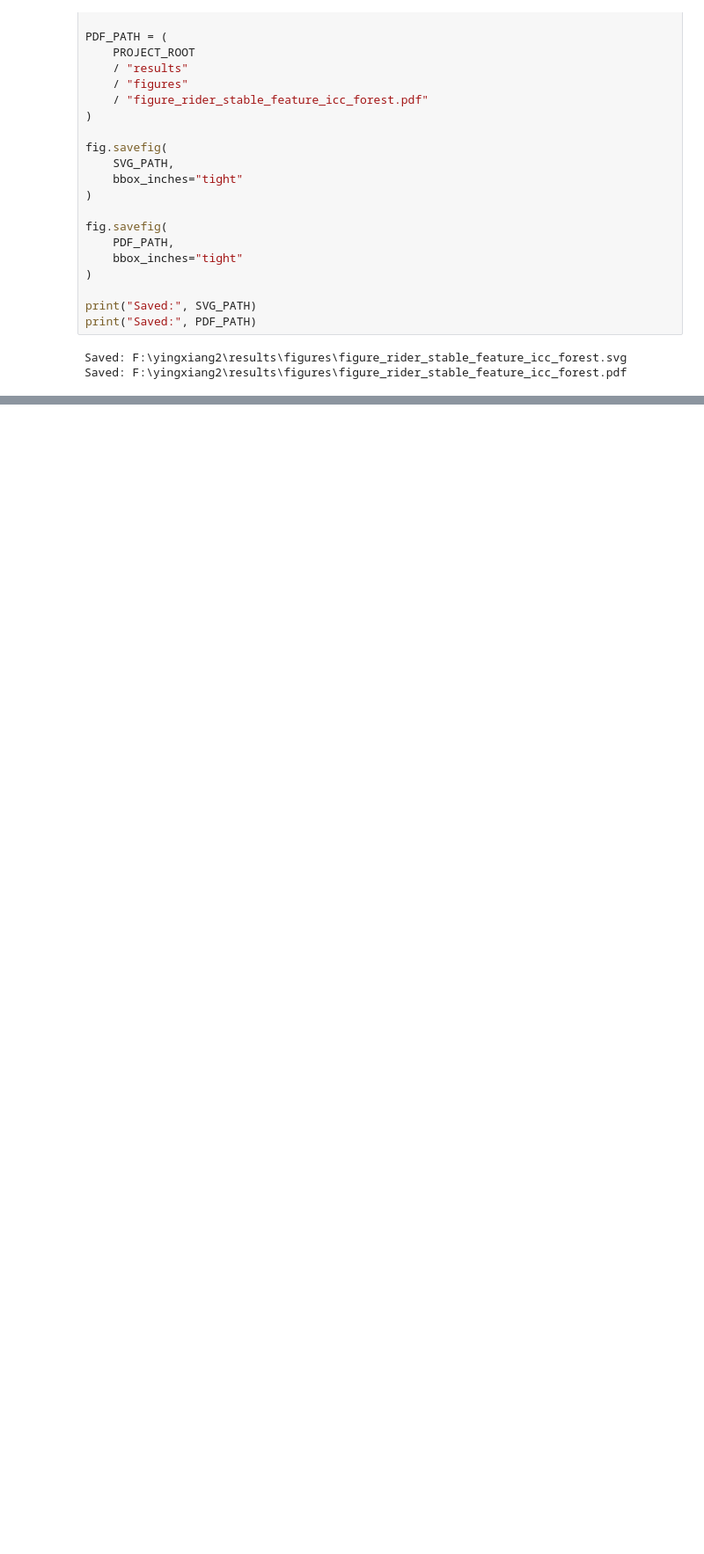
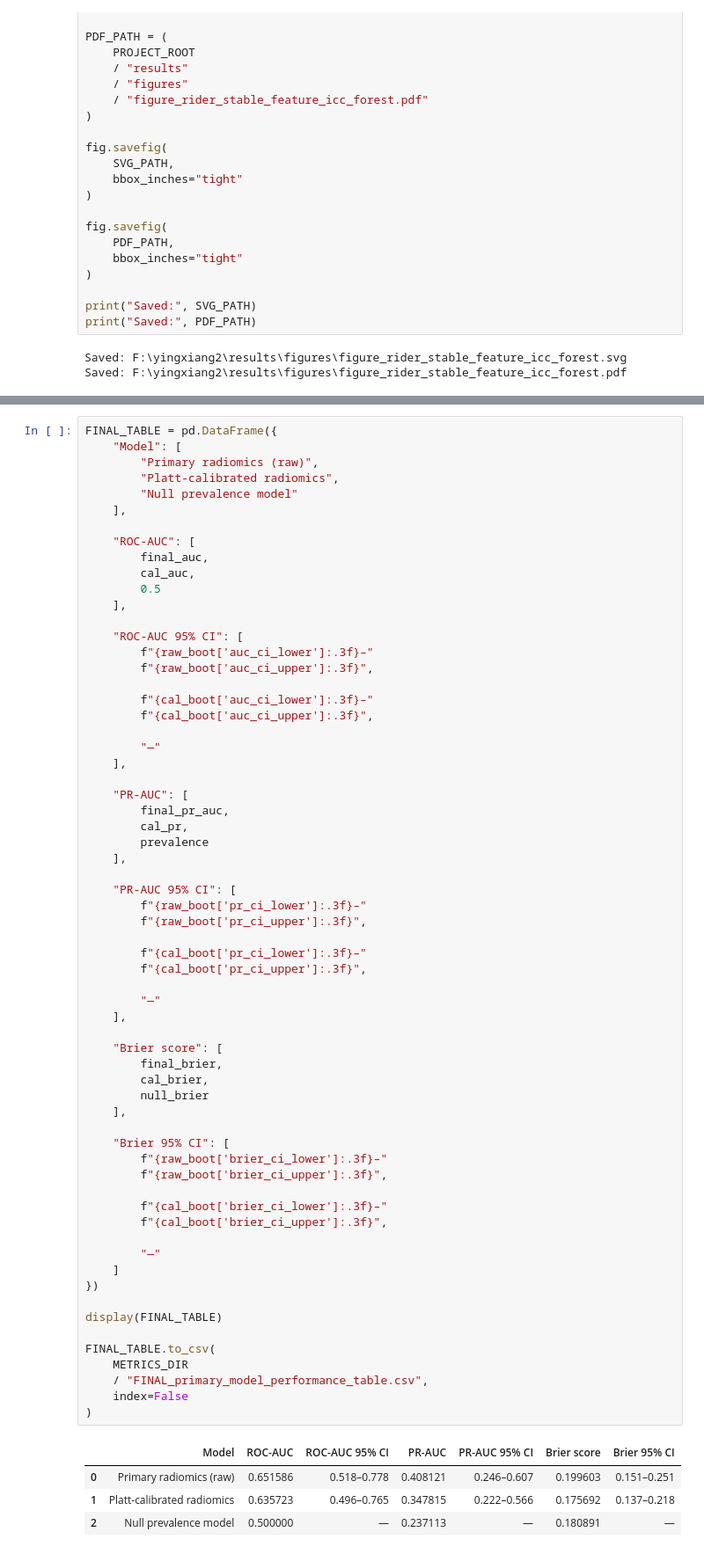
Before and after one commit to gmail2580369-del/lung2-egfr-radiomics, a Jupyter notebook: notebooks/03_modeling_nested_cv.ipynb, the cells around one changed output, grey strips where cells are left out. Shown at 88% size. Drawn from its saved outputs; the diff is of its cells as text; blank space fills up the shorter version.

Commit message:
Finalize primary model and four-model comparison

```diff
--- a/notebooks/03_modeling_nested_cv.ipynb
+++ b/notebooks/03_modeling_nested_cv.ipynb
@@ -11251,0 +12503,69 @@ Saved: F:\yingxiang2\results\figures\figure_rider_stable_feature_icc_forest.pdf
+# %%
+FINAL_TABLE = pd.DataFrame({
+    "Model": [
+        "Primary radiomics (raw)",
+        "Platt-calibrated radiomics",
+        "Null prevalence model"
+    ],
+
+    "ROC-AUC": [
+        final_auc,
+        cal_auc,
+        0.5
+    ],
+
+    "ROC-AUC 95% CI": [
+        f"{raw_boot['auc_ci_lower']:.3f}–"
+        f"{raw_boot['auc_ci_upper']:.3f}",
+
+        f"{cal_boot['auc_ci_lower']:.3f}–"
+        f"{cal_boot['auc_ci_upper']:.3f}",
+
+        "—"
+    ],
+
+    "PR-AUC": [
+        final_pr_auc,
+        cal_pr,
+        prevalence
+    ],
+
+    "PR-AUC 95% CI": [
+        f"{raw_boot['pr_ci_lower']:.3f}–"
+        f"{raw_boot['pr_ci_upper']:.3f}",
+
+        f"{cal_boot['pr_ci_lower']:.3f}–"
+        f"{cal_boot['pr_ci_upper']:.3f}",
+
+        "—"
+    ],
+
+    "Brier score": [
+        final_brier,
+        cal_brier,
+        null_brier
+    ],
+
+    "Brier 95% CI": [
+        f"{raw_boot['brier_ci_lower']:.3f}–"
+        f"{raw_boot['brier_ci_upper']:.3f}",
+
+        f"{cal_boot['brier_ci_lower']:.3f}–"
+        f"{cal_boot['brier_ci_upper']:.3f}",
+
+        "—"
+    ]
+})
+
+display(FINAL_TABLE)
+
+FINAL_TABLE.to_csv(
+    METRICS_DIR
+    / "FINAL_primary_model_performance_table.csv",
+    index=False
+)
+# %% [output]
+|  | Model | ROC-AUC | ROC-AUC 95% CI | PR-AUC | PR-AUC 95% CI | Brier score | Brier 95% CI |
+| 0 | Primary radiomics (raw) | 0.651586 | 0.518–0.778 | 0.408121 | 0.246–0.607 | 0.199603 | 0.151–0.251 |
+| 1 | Platt-calibrated radiomics | 0.635723 | 0.496–0.765 | 0.347815 | 0.222–0.566 | 0.175692 | 0.137–0.218 |
+| 2 | Null prevalence model | 0.500000 | — | 0.237113 | — | 0.180891 | — |
```
Also changed, not shown: parts of 23 cells of this notebook, 14 other files.
